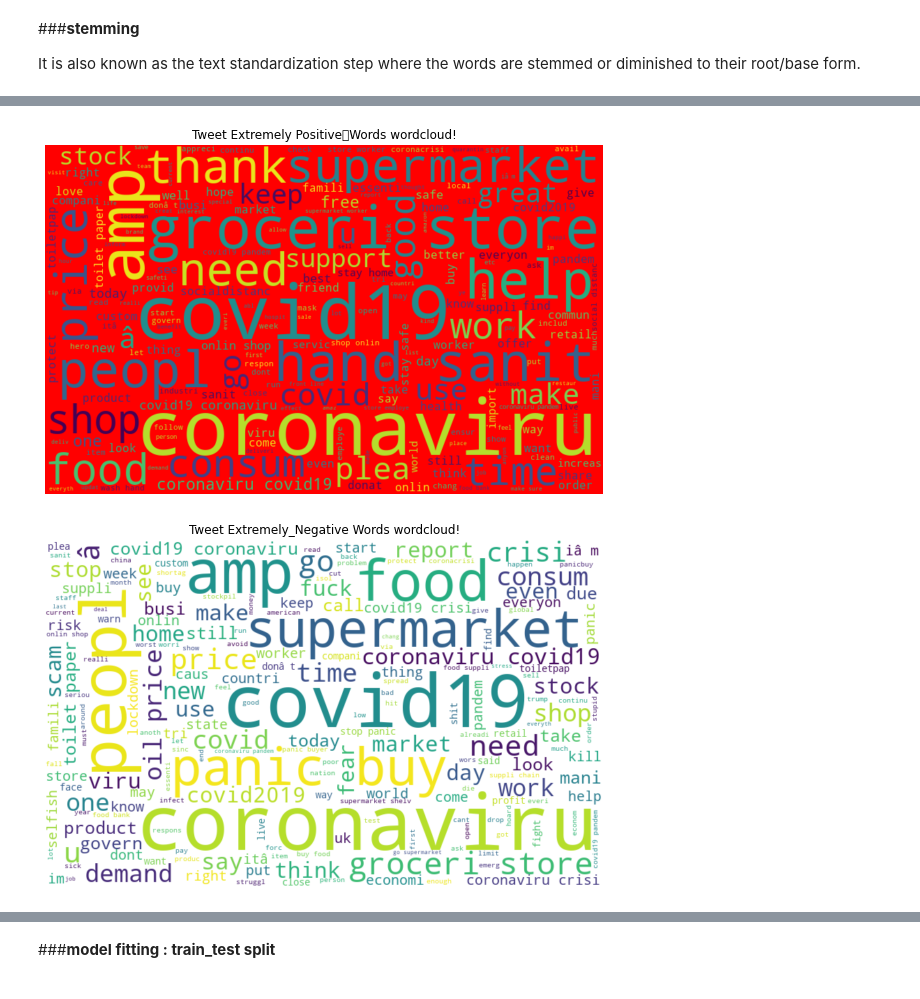
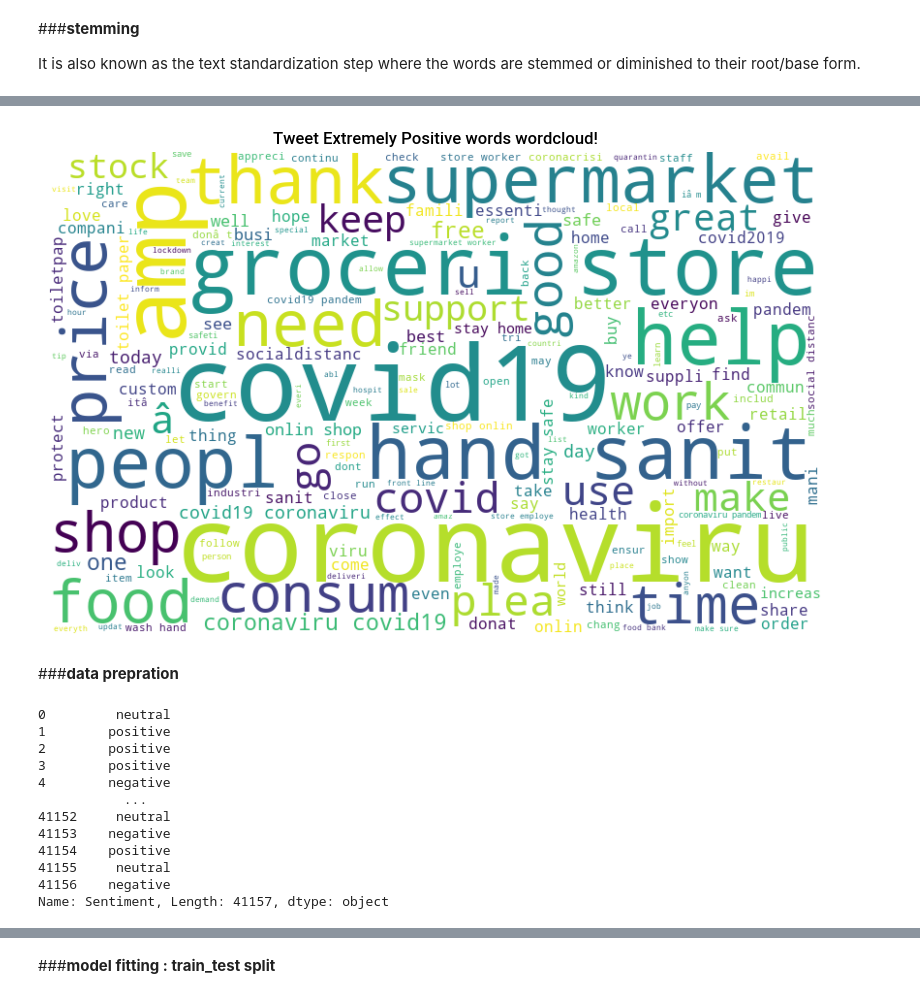
Before and after one commit to PatilTruptiU/Sentiment-Analysis-Predicting-sentiment-of-COVID-19-tweets, a Jupyter notebook: Coronavirus_Tweet_Sentiment_Analysis_Capstone_Project.ipynb, the cells around one changed output, grey strips where cells are left out. Drawn from its saved outputs; the diff is of its cells as text; code cells hidden in the pictures.

```diff
--- a/Coronavirus_Tweet_Sentiment_Analysis_Capstone_Project.ipynb
+++ b/Coronavirus_Tweet_Sentiment_Analysis_Capstone_Project.ipynb
@@ -414,0 +421,7 @@ for i in range(len(df['clean_tweet'])):
+# %%
+#function for stemming
+def stemming(text):
+    text = [stemmer.stem(word) for word in text]
+    return (" ".join(text))
+
+df['stemmed'] = df['stopward_removal_Tweet'].apply(lambda x: stemming(x))
@@ -415,3 +441,14 @@ for i in range(len(df['clean_tweet'])):
+# %%
+# Lemmatizing
+from nltk.stem import WordNetLemmatizer
+lemmatizer=WordNetLemmatizer()
+# %%
+# Lemmatizing
+def lemming(text):
+    text=[lemmatizer.lemmatize(y) for y in text]
+    return ("".join(text))
+# %%
+df['clean_tweet']=df['stemmed'].apply(lambda x:lemming(x))
 # %%
 df.head()
 # %% [output]
@@ -475,24 +525,14 @@ plt.show()
 # %%
 #creating wordcloud for Neutral sentiments
 Extremely_Positive_words =' '.join([text for text in df['clean_tweet'][df['Sentiment']=='Extremely Positive']])
 
-wordcloud = WordCloud(background_color = 'red', width=800, height=500, random_state = 0, max_font_size = 110).generate(Extremely_Positive_words)
+wordcloud = WordCloud(background_color = 'white', width=800, height=500, random_state = 0, max_font_size = 110).generate(Extremely_Positive_words)
 plt.figure(figsize=(10, 7))
 plt.imshow(wordcloud, interpolation="bilinear")
 plt.axis('off')
-plt.title('Tweet Extremely Positive	Words wordcloud!')
+plt.title('Tweet Extremely Positive words wordcloud!')
 plt.show()
 # %% [output]
-[figure, old version]
+[figure, new version]
-# %%
-#creating wordcloud for Neutral sentiments
-Extremely_Negative_words =' '.join([text for text in df['clean_tweet'][df['Sentiment']=='Extremely Negative']])
-
-wordcloud = WordCloud(background_color = 'white', width=800, height=500, random_state = 0, max_font_size = 110).generate(Extremely_Negative_words)
-plt.figure(figsize=(10, 7))
-plt.imshow(wordcloud, interpolation="bilinear")
-plt.axis('off')
-plt.title('Tweet Extremely_Negative Words wordcloud!')
-plt.show()
-# %% [output]
-[figure, removed]
+# %% [markdown]
+###**data prepration**
@@ -498,0 +557,15 @@ plt.show()
+# %%
+df['Sentiment']
+# %% [output]
+0         neutral
+1        positive
+2        positive
+3        positive
+4        negative
+           ...
+41152     neutral
+41153    negative
+41154    positive
+41155     neutral
+41156    negative
+Name: Sentiment, Length: 41157, dtype: object
```
Also changed, not shown: parts of 79 cells of this notebook.
